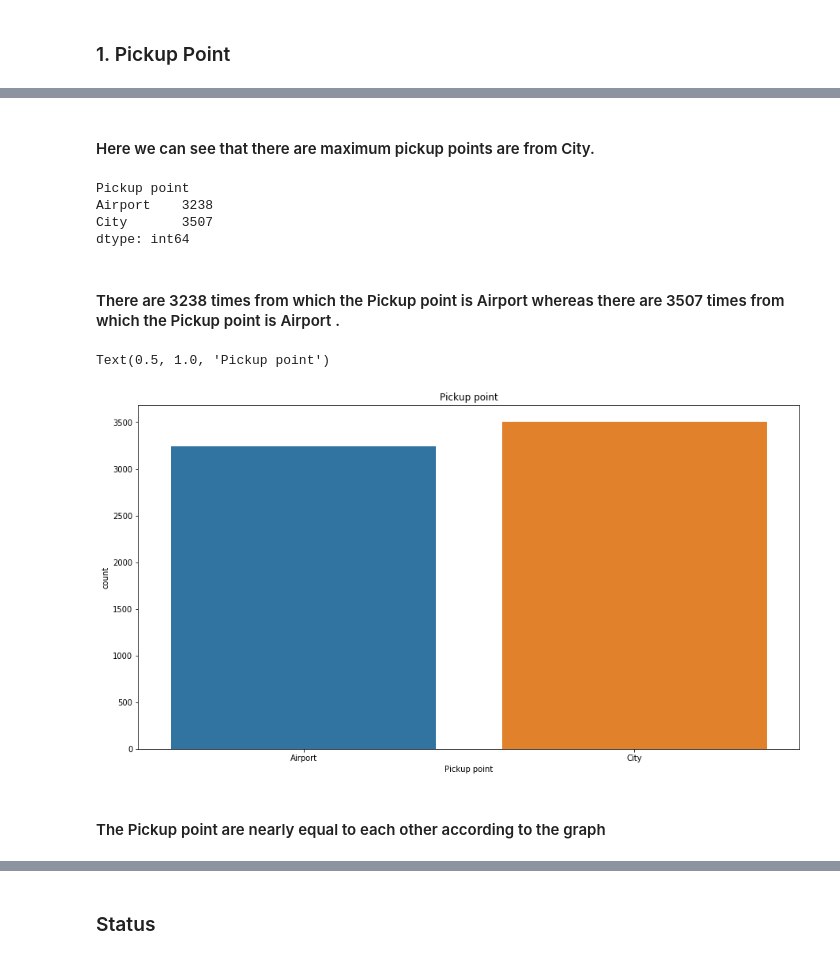
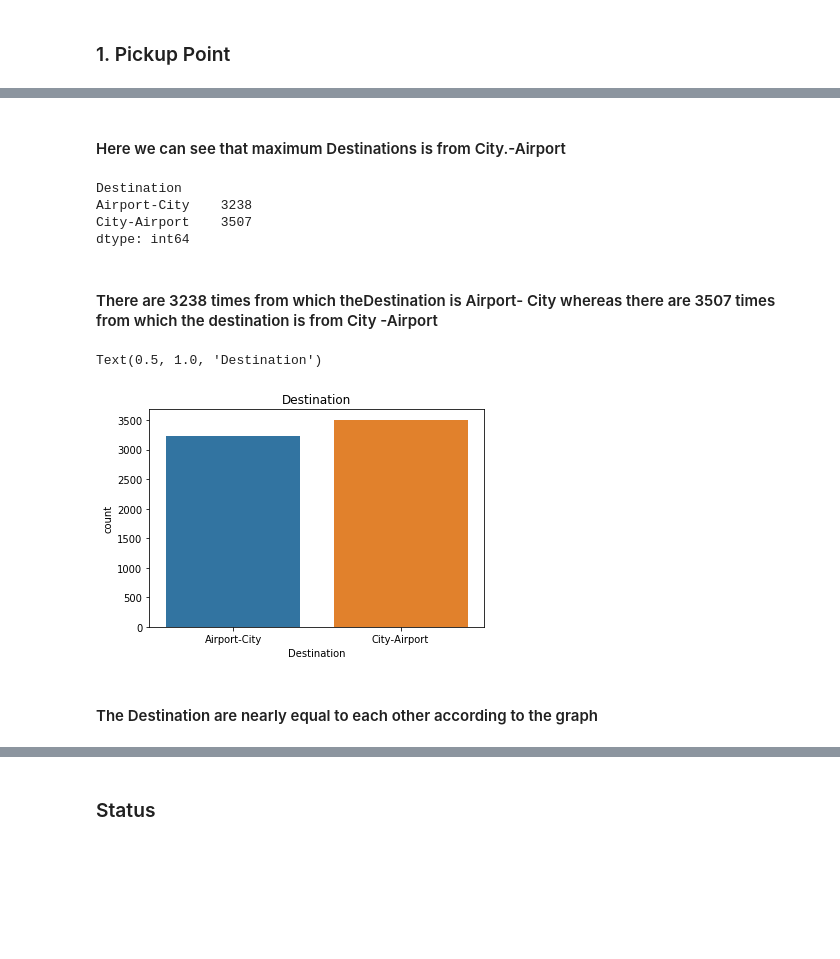
Before and after one commit to Akshay2224/Uber_Request_Data, a Jupyter notebook: Uber_Supply_EDA_Rpt.ipynb, the cells around one changed output, grey strips where cells are left out. Drawn from its saved outputs; the diff is of its cells as text; code cells hidden in the pictures; blank space fills up the shorter version.

```diff
--- a/Uber_Supply_EDA_Rpt.ipynb
+++ b/Uber_Supply_EDA_Rpt.ipynb
@@ -209,7 +209,7 @@ df.head()
 | 3 | 2532.0 | Airport | 1.0 | Trip Completed | 2016-12-07 21:08:00 | 2016-12-07 22:03:00 | Evening |
 | 4 | 3112.0 | City | 1.0 | Trip Completed | 2016-07-13 08:33:16 | 2016-07-13 09:25:47 | Morning |
 # %%
-df['Dropping Point']=df['Pickup point'].apply(lambda x:"City" if x=='Airport'else("City"))
+df['Destination']=df['Pickup point'].apply(lambda x:"City-Airport" if x=='City'else("Airport-City"))
 # %%
 df['Availability']=df['Status'].apply(lambda x:"Not Available" if x=='No Cars Available' else("Available"))
 # %%
@@ -286,23 +286,23 @@ Name: Pickup point, dtype: object
 # %% [markdown]
-#### Here we can see that there are maximum pickup points are from City.
+#### Here we can see that  maximum Destinations is from City.-Airport
 # %%
-df1=df.groupby('Pickup point').size()
+df1=df.groupby('Destination').size()
 df1
 # %% [output]
-Pickup point
-Airport    3238
-City       3507
+Destination
+Airport-City    3238
+City-Airport    3507
 dtype: int64
 # %% [markdown]
-#### There are 3238 times from which the Pickup point is Airport whereas  there are 3507 times from which the Pickup point is Airport .
+#### There are 3238 times from which theDestination is Airport- City whereas  there are 3507 times from which the destination is from City -Airport
 # %%
-k=sns.countplot(df['Pickup point'])
-k.set_title('Pickup point')
+k=sns.countplot(df['Destination'])
+k.set_title('Destination')
 # %% [output]
-Text(0.5, 1.0, 'Pickup point')
+Text(0.5, 1.0, 'Destination')
-[figure, old version]
+[figure, new version]
 # %% [markdown]
-#### The Pickup point are nearly equal to each other according to the graph
+#### The Destination are nearly equal to each other according to the graph
 # %%
 pie(df1,labels=df1.index,autopct='%1.1f%%')
 # %% [output]
```
Also changed, not shown: parts of 18 cells of this notebook.
